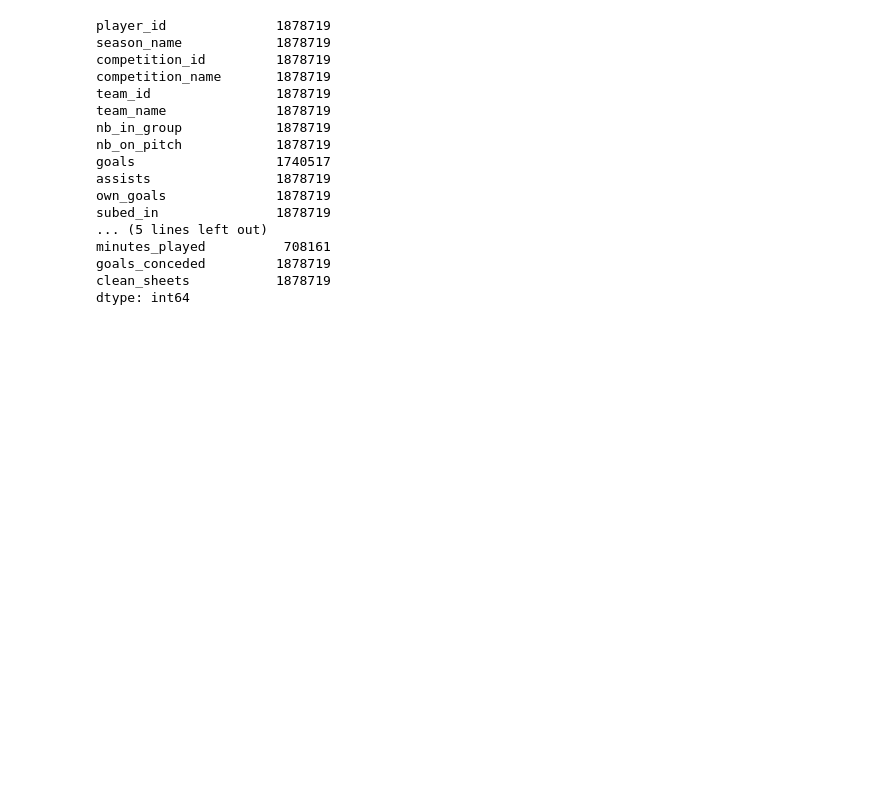
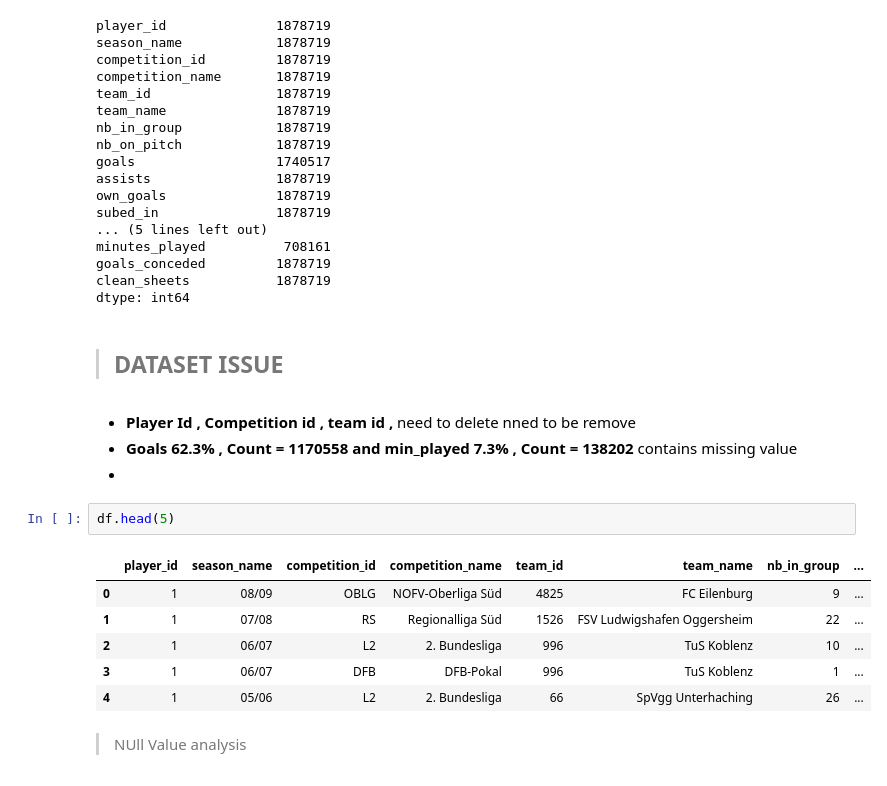
Before and after one commit to ariyan378/Football-Data_Analysis, a Jupyter notebook: Football.ipynb, the cells around one changed output. Saved outputs shown, nothing was run; the diff lists cells and outputs as text; blank space fills up the shorter version.

```diff
--- a/Football.ipynb
+++ b/Football.ipynb
@@ -178,3 +180,20 @@ minutes_played          708161
 goals_conceded         1878719
 clean_sheets           1878719
 dtype: int64
+# %% [markdown]
+> ## DATASET ISSUE
+# %% [markdown]
+- **Player Id , Competition id  , team id ,**  need to delete nned to be remove
+- **Goals 62.3% , Count = 1170558 and min_played 7.3% , Count = 138202** contains missing value
+-
+# %%
+df.head(5)
+# %% [output]
+|  | player_id | season_name | competition_id | competition_name | team_id | team_name | nb_in_group | ... |
+| 0 | 1 | 08/09 | OBLG | NOFV-Oberliga Süd | 4825 | FC Eilenburg | 9 | ... |
+| 1 | 1 | 07/08 | RS | Regionalliga Süd | 1526 | FSV Ludwigshafen Oggersheim | 22 | ... |
+| 2 | 1 | 06/07 | L2 | 2. Bundesliga | 996 | TuS Koblenz | 10 | ... |
+| 3 | 1 | 06/07 | DFB | DFB-Pokal | 996 | TuS Koblenz | 1 | ... |
+| 4 | 1 | 05/06 | L2 | 2. Bundesliga | 66 | SpVgg Unterhaching | 26 | ... |
+# %% [markdown]
+> NUll Value analysis
```
Also changed, not shown: parts of 7 cells of this notebook.
